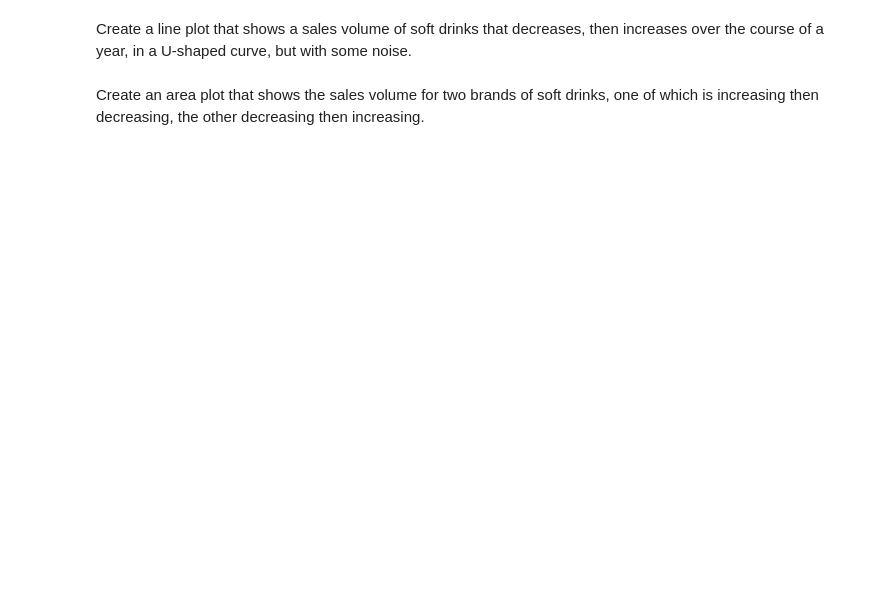
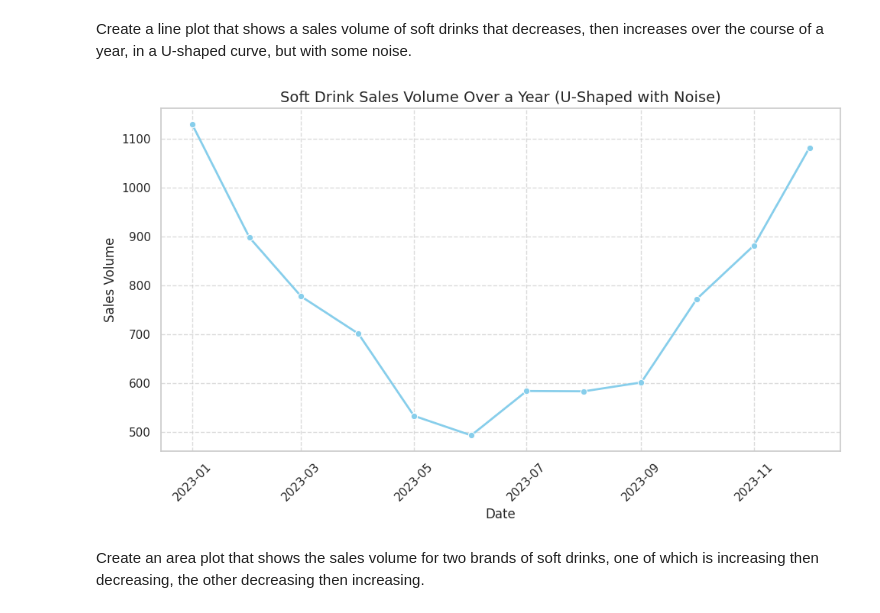
Before and after one commit to salil82/Module-B-semester-2, a Jupyter notebook: OMDS-ModB2-Week5-Deshpande-Salil.ipynb, the cells around one changed output. Drawn from its saved outputs; the diff is of its cells as text; code cells hidden in the pictures; blank space fills up the shorter version.

```diff
--- a/OMDS-ModB2-Week5-Deshpande-Salil.ipynb
+++ b/OMDS-ModB2-Week5-Deshpande-Salil.ipynb
@@ -252,4 +375,64 @@ Image("histogram.png")
 # %% [markdown]
 Create a line plot that shows a sales volume of soft drinks that decreases, then increases over the course of a year, in a U-shaped curve, but with some noise.
+# %%
+import numpy as np
+import pandas as pd
+import matplotlib.pyplot as plt
+import seaborn as sns
+
+# 1. Set seed for reproducibility
+np.random.seed(42)
+
+# 2. Create a date range for one year (e.g., 12 months)
+num_months = 12
+dates = pd.date_range(start='2023-01-01', periods=num_months, freq='MS')
+
+# 3. Generate y-axis data that initially decreases and then increases (a U-shape)
+# We'll create a base sales volume and a U-shaped component.
+base_sales = 1000 # Average sales
+peak_month_index = num_months / 2 - 0.5 # Center the U-shape around the middle of the year
+
+# Create a quadratic function for the U-shape. Sales are lowest in the middle.
+u_shape_component = ((np.arange(num_months) - peak_month_index)**2) * 5
+
+# Invert the U-shape so it starts high, goes low, then goes high again
+# Or, directly model U-shape from a constant, ensuring it dips
+y_data_base = base_sales - (np.abs(np.arange(num_months) - peak_month_index) * 50) + 100 # Example: starting high, dipping, then rising
+# Make sure minimum sales are not too low
+y_data_base = np.maximum(y_data_base, 500) # Ensure sales don't go below 500
+
+# A simpler way for a clear U-shape:
+# Let's target minimum sales around month 6, max sales at start/end
+# max_sales = 1500
+# min_sales = 500
+# x_values = np.arange(num_months)
+# y_data_u_shape = (x_values - peak_month_index)**2 * ( (max_sales - min_sales) / (peak_month_index**2) ) + min_sales
+
+# Let's refine the U-shape to clearly decrease then increase
+y_data_u_shape = 20 * (np.arange(num_months) - peak_month_index)**2 + 500
+
+# 4. Add random noise to the y-axis data
+noise = np.random.normal(loc=0, scale=50, size=num_months) # Add some noise
+sales_volume = y_data_u_shape + noise
+
+# Ensure sales volume remains positive
+sales_volume = np.maximum(sales_volume, 0)
+
+# 5. Create a line plot
+plt.figure(figsize=(10, 6))
+sns.lineplot(x=dates, y=sales_volume, marker='o', color='skyblue', linewidth=2)
+
+# 6. Add appropriate labels and a title
+plt.xlabel('Date', fontsize=12)
+plt.ylabel('Sales Volume', fontsize=12)
+plt.title('Soft Drink Sales Volume Over a Year (U-Shaped with Noise)', fontsize=14)
+plt.grid(True, linestyle='--', alpha=0.7)
+plt.xticks(rotation=45)
+plt.tight_layout()
+
+# 7. Display the plot
+plt.show()
+# %% [output]
+[figure, added]
 # %% [markdown]
 Create an area plot that shows the sales volume for two brands of soft drinks, one of which is increasing then decreasing, the other decreasing then increasing.
```
Also changed, not shown: parts of 5 cells of this notebook.
